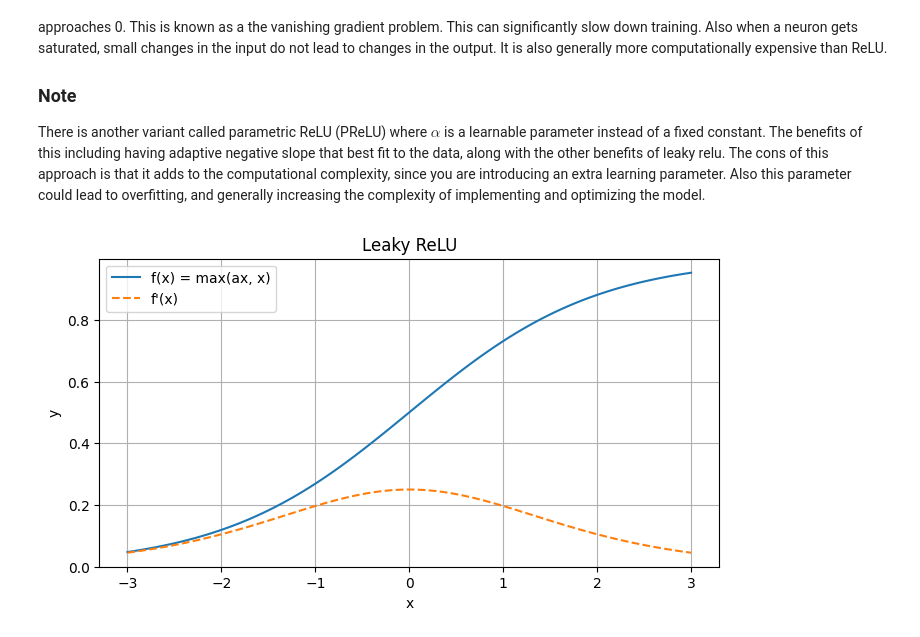
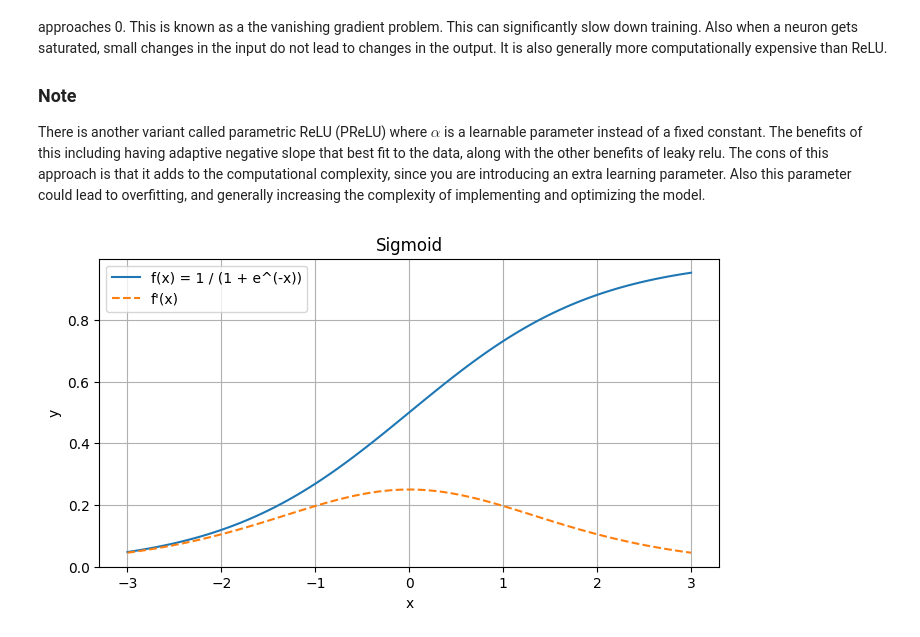
Before and after one commit to Jiminator/MLNotes, a Jupyter notebook: MLStudio/activation_functions.ipynb, the cells around one changed output. Drawn from its saved outputs; the diff is of its cells as text; code cells hidden in the pictures.

Commit message:
finished activation functions in video

```diff
--- a/MLStudio/activation_functions.ipynb
+++ b/MLStudio/activation_functions.ipynb
@@ -18,7 +18,7 @@ def derivative(function, x):
 def plot(activation, name, formula):
     x_values = torch.linspace(-3, 3, 100)
     y_values = [activation(x).item() for x in x_values]
-    dy_values = [derivative(lambda x: activation(x), x) for x in x_values]
+    dy_values = [derivative(activation, x) for x in x_values]
     # Plotting
     plt.figure(figsize=(8, 4))
     plt.plot(x_values, y_values, label="f(x) = " + formula)
@@ -154,7 +153,7 @@ There is another variant called parametric ReLU (PReLU) where $\alpha$ is a lear
 # %%
 def sigmoid(x):
     return 1 / (1 + torch.exp(-x))
 
-plot(sigmoid, 'Sigmoid', "max(ax, x)")
+plot(sigmoid, 'Sigmoid', "1 / (1 + e^(-x))")
 # %% [output]
-[figure, old version]
+[figure, new version]
```
Also changed, not shown: parts of 12 cells of this notebook.
